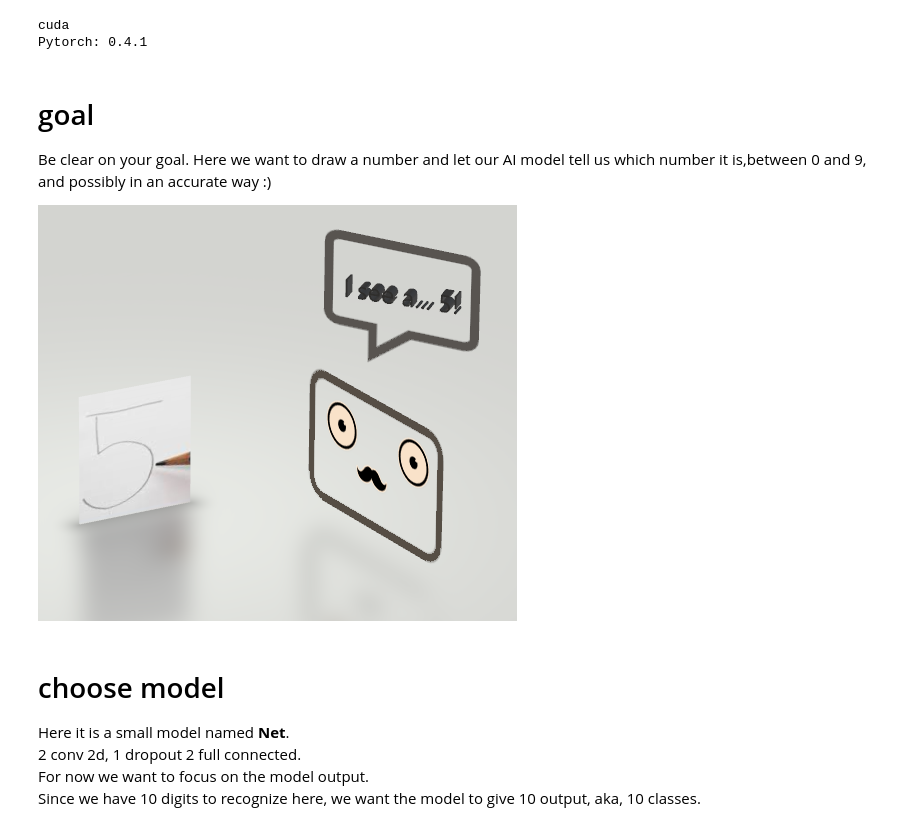
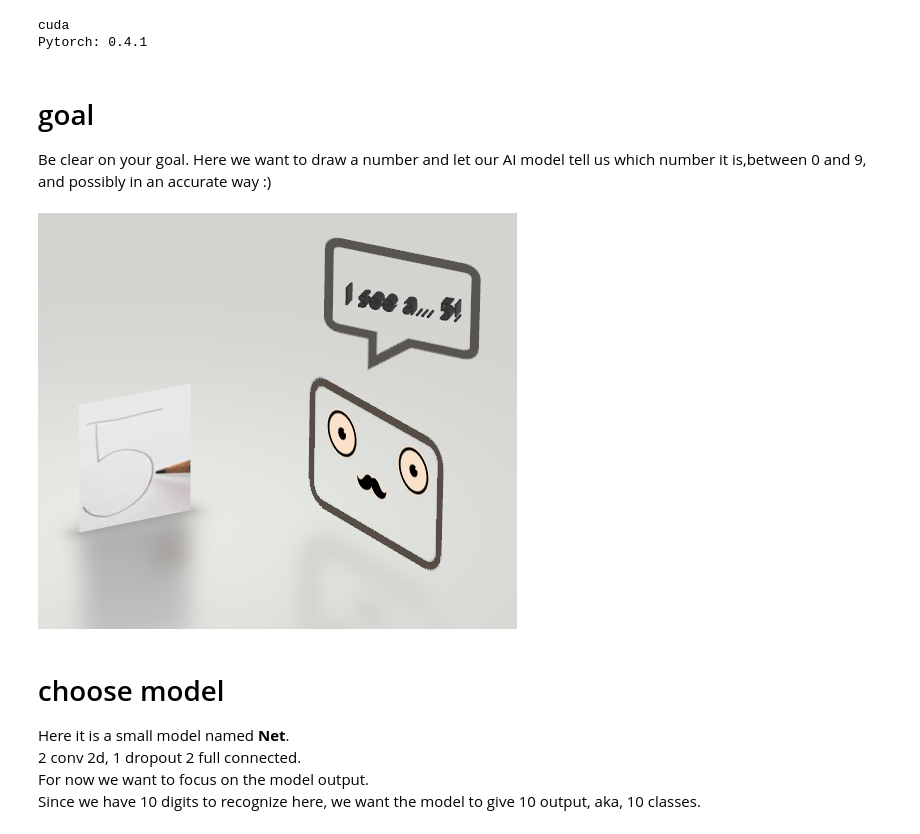
Before and after one commit to plouismarie/pytorchMnist-medium, a Jupyter notebook: pytorchMnist-medium.ipynb, the cells around one changed output. Cells and saved outputs as stored; diff of their text form; code cells hidden in the pictures.

```diff
--- a/pytorchMnist-medium.ipynb
+++ b/pytorchMnist-medium.ipynb
@@ -62,8 +62,14 @@ Pytorch: 0.4.1
 
 Be clear on your goal.
 Here we want to draw a number and let our AI model tell us which number it is,between 0 and 9, and possibly in an accurate way :)
-
-![image.png](attachment:image.png)
+# %%
+#Display Goal pic
+image = Image.open('./ml/image.png')
+transformations = transforms.Compose([transforms.ToTensor()])
+image_tensor = transformations(image).float()
+transforms.ToPILImage()(image_tensor.float())
+# %% [output]
+[figure, added]
 # %% [markdown]
 # choose model
 
```
